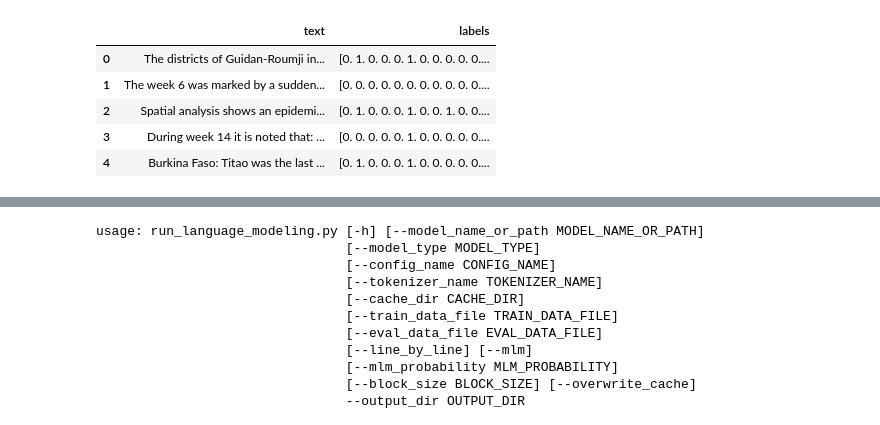
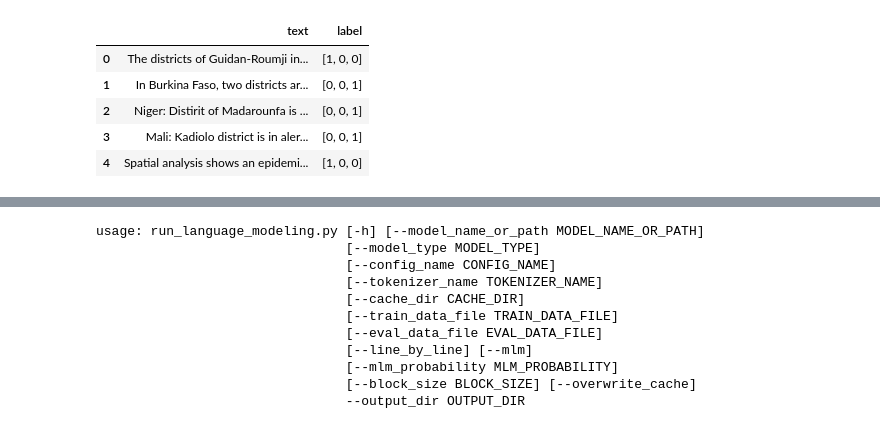
Before and after one commit to amirgamil/Meningitis-Analysis, a Jupyter notebook: Code/Text Information Extraction/Longformer.ipynb, the cells around one changed output, grey strips where cells are left out. Drawn from its saved outputs; the diff is of its cells as text; code cells hidden in the pictures.

Commit message:
tested threshold code on BERT, needs work and finetuning

```diff
--- a/Code/Text Information Extraction/Longformer.ipynb
+++ b/Code/Text Information Extraction/Longformer.ipynb
@@ -23,13 +23,13 @@ Saving multilabel_classification to multilabel_classification
 # %%
-multi_label_classification = pd.read_csv("/content/multilabel_classification", usecols=["text", "labels"])
+multi_label_classification = pd.read_csv("/content/threshold_classifier_data.csv", usecols=["text", "label"])
 multi_label_classification.head()
 # %% [output]
-|  | text | labels |
-| 0 | The districts of Guidan-Roumji in... | [0. 1. 0. 0. 0. 1. 0. 0. 0. 0. 0.... |
-| 1 | The week 6 was marked by a sudden... | [0. 0. 0. 0. 0. 0. 0. 0. 0. 0. 0.... |
-| 2 | Spatial analysis shows an epidemi... | [0. 1. 0. 0. 0. 1. 0. 0. 1. 0. 0.... |
-| 3 | During week 14 it is noted that: ... | [0. 0. 0. 0. 0. 1. 0. 0. 0. 0. 0.... |
-| 4 | Burkina Faso: Titao was the last ... | [0. 1. 0. 0. 0. 1. 0. 0. 0. 0. 0.... |
+|  | text | label |
+| 0 | The districts of Guidan-Roumji in... | [1, 0, 0] |
+| 1 | In Burkina Faso, two districts ar... | [0, 0, 1] |
+| 2 | Niger: Distirit of Madarounfa is ... | [0, 0, 1] |
+| 3 | Mali: Kadiolo district is in aler... | [0, 0, 1] |
+| 4 | Spatial analysis shows an epidemi... | [1, 0, 0] |
 # %%
 # summary_state = summary_state.drop(columns=["State", "Count"])
 # summary_state = summary_state.rename(columns={"Summary":"text", "Label":"labels"})
```
Also changed, not shown: parts of 10 cells of this notebook.
